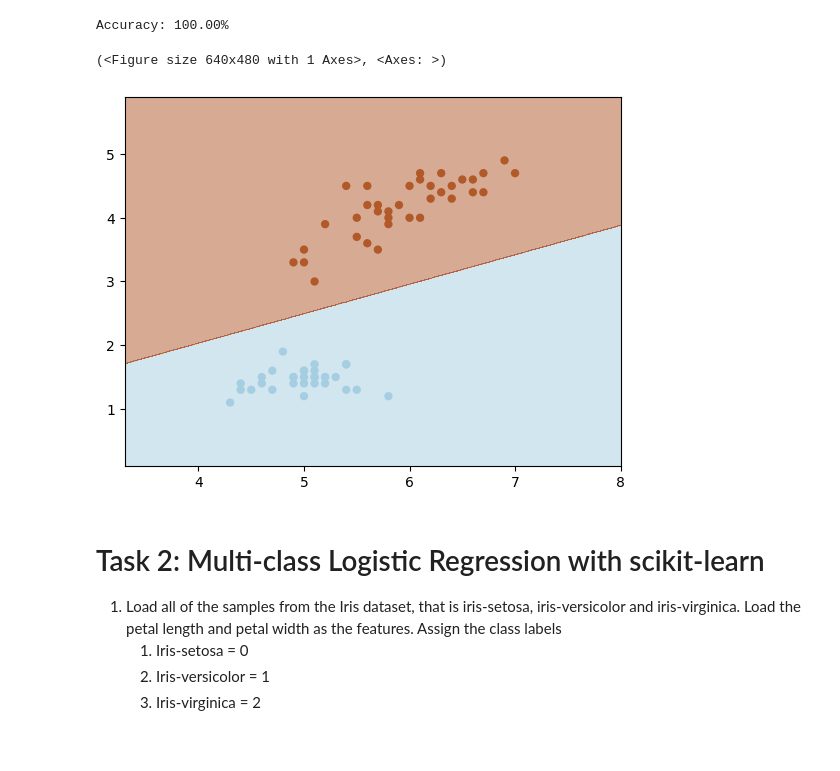
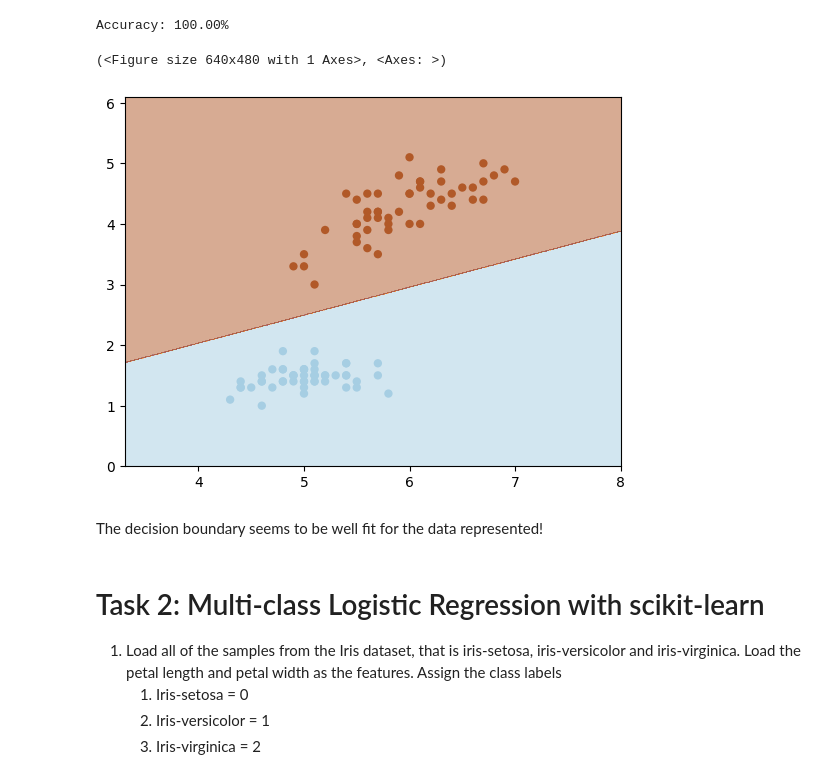
Before and after one commit to sprince0031/UL_Masters, a Jupyter notebook: SEM_1/CE4051-Introduction_to_Data_Engineering_and_Machine_Learning/Week5_6/Activity3_23052058.ipynb, the cells around one changed output. Drawn from its saved outputs; the diff is of its cells as text; code cells hidden in the pictures; blank space fills up the shorter version.

```diff
--- a/SEM_1/CE4051-Introduction_to_Data_Engineering_and_Machine_Learning/Week5_6/Activity3_23052058.ipynb
+++ b/SEM_1/CE4051-Introduction_to_Data_Engineering_and_Machine_Learning/Week5_6/Activity3_23052058.ipynb
@@ -158,12 +170,14 @@ Accuracy: 100.00%
 # %%
 from plot_decision_boundary import plot_decision_boundary
 
 ################################
 # Your code here
-plot_decision_boundary(X=X_train, y=y_train, model=model)
+plot_decision_boundary(X=X, y=y, model=model)
 # %% [output]
 (<Figure size 640x480 with 1 Axes>, <Axes: >)
-[figure, old version]
+[figure, new version]
+# %% [markdown]
+The decision boundary seems to be well fit for the data represented!
 # %% [markdown]
 # Task 2: Multi-class Logistic Regression with scikit-learn
 
```
Also changed, not shown: parts of 65 cells of this notebook.
